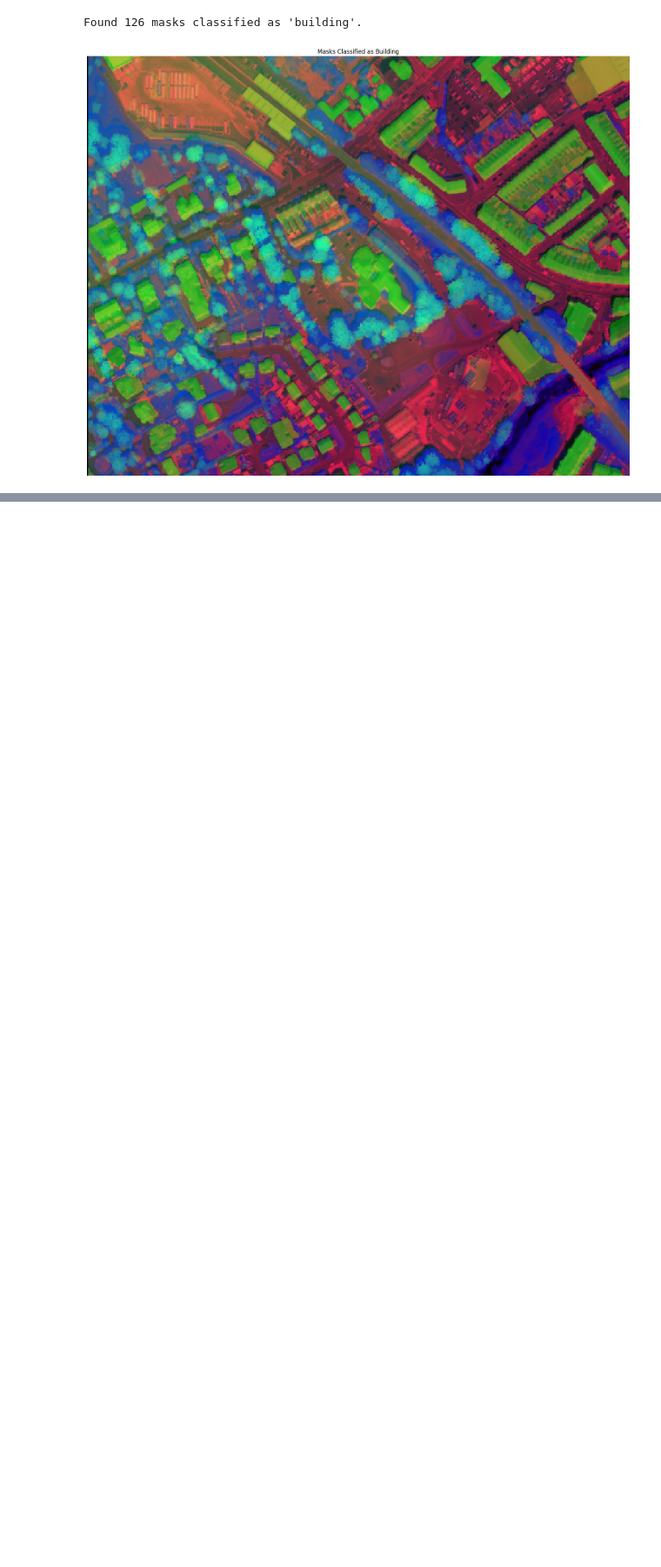
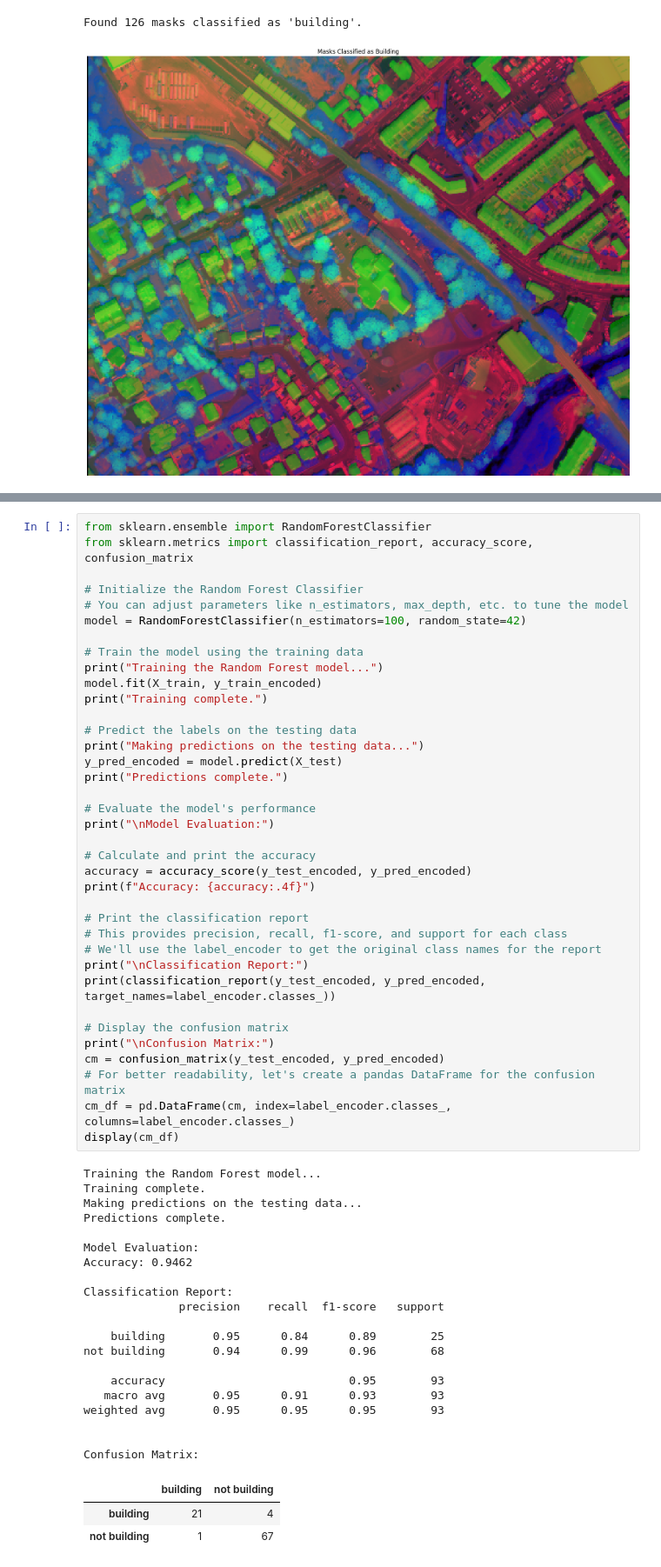
Before and after one commit to Jcrawford77/Foreign-Object-Detection, a Jupyter notebook: working.ipynb, the cells around one changed output, grey strips where cells are left out. Shown at 87% size. Drawn from its saved outputs; the diff is of its cells as text; blank space fills up the shorter version.

```diff
--- a/working.ipynb
+++ b/working.ipynb
@@ -242,0 +434,61 @@ Found 126 masks classified as 'building'.
+# %%
+from sklearn.ensemble import RandomForestClassifier
+from sklearn.metrics import classification_report, accuracy_score, confusion_matrix
+
+# Initialize the Random Forest Classifier
+# You can adjust parameters like n_estimators, max_depth, etc. to tune the model
+model = RandomForestClassifier(n_estimators=100, random_state=42)
+
+# Train the model using the training data
+print("Training the Random Forest model...")
+model.fit(X_train, y_train_encoded)
+print("Training complete.")
+
+# Predict the labels on the testing data
+print("Making predictions on the testing data...")
+y_pred_encoded = model.predict(X_test)
+print("Predictions complete.")
+
+# Evaluate the model's performance
+print("\nModel Evaluation:")
+
+# Calculate and print the accuracy
+accuracy = accuracy_score(y_test_encoded, y_pred_encoded)
+print(f"Accuracy: {accuracy:.4f}")
+
+# Print the classification report
+# This provides precision, recall, f1-score, and support for each class
+# We'll use the label_encoder to get the original class names for the report
+print("\nClassification Report:")
+print(classification_report(y_test_encoded, y_pred_encoded, target_names=label_encoder.classes_))
+
+# Display the confusion matrix
+print("\nConfusion Matrix:")
+cm = confusion_matrix(y_test_encoded, y_pred_encoded)
+# For better readability, let's create a pandas DataFrame for the confusion matrix
+cm_df = pd.DataFrame(cm, index=label_encoder.classes_, columns=label_encoder.classes_)
+display(cm_df)
+# %% [output]
+Training the Random Forest model...
+Training complete.
+Making predictions on the testing data...
+Predictions complete.
+
+Model Evaluation:
+Accuracy: 0.9462
+
+Classification Report:
+              precision    recall  f1-score   support
+
+    building       0.95      0.84      0.89        25
+not building       0.94      0.99      0.96        68
+
+    accuracy                           0.95        93
+   macro avg       0.95      0.91      0.93        93
+weighted avg       0.95      0.95      0.95        93
+
+
+Confusion Matrix:
+|  | building | not building |
+| building | 21 | 4 |
+| not building | 1 | 67 |
```
Also changed, not shown: parts of 6 cells of this notebook.
